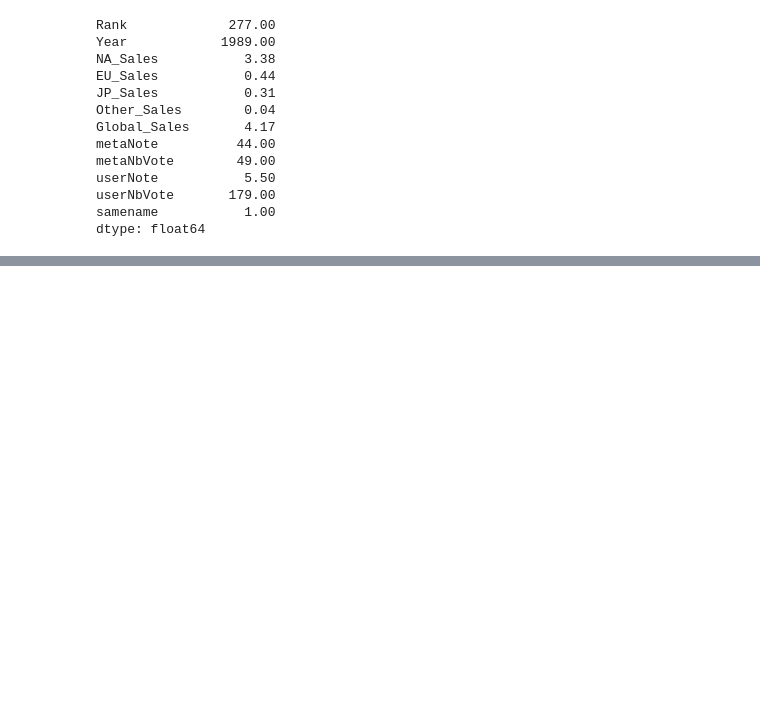
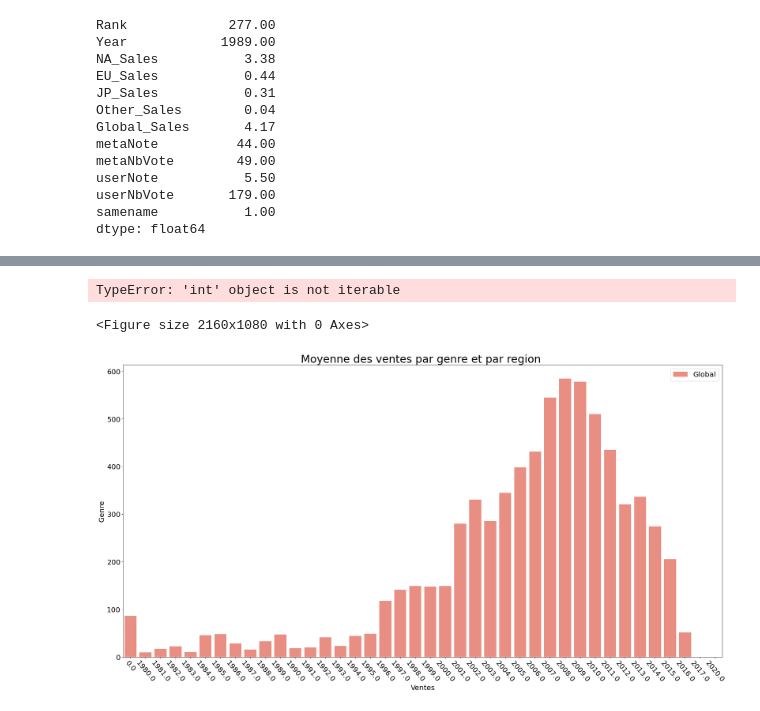
Before and after one commit to Pascal-Thai/GamingSales, a Jupyter notebook: GamingSales-Visualisation.ipynb, the cells around one changed output, grey strips where cells are left out. Drawn from its saved outputs; the diff is of its cells as text; code cells hidden in the pictures; blank space fills up the shorter version.

```diff
--- a/GamingSales-Visualisation.ipynb
+++ b/GamingSales-Visualisation.ipynb
@@ -375,3 +290,56 @@ dtype: float64
 # %%
 """On constate que malgré le nombre de vente élevé de l'éditeur Nintendo, sa moyenne (2,83) se situe en dessous que des concurrents tels que Palcom et RedOctane
 Ainsi, nous chercherons à définir quels sont les Best Sellers de Nintendo et de trouver une combinaison plateforme/genre/titre gagnante """
+# %%
+salesByGenre_global = df_visu.groupby('Genre')\
+.agg({'Global_Sales':'mean','NA_Sales':'mean','EU_Sales':'mean','JP_Sales':'mean','Other_Sales':'mean','Global_Sales':'mean'})\
+.sort_values(by='Global_Sales',ascending=False)
+
+liste_genre=salesByGenre_global.index.tolist()
+nb_genre=len(liste_genre)
+plt.figure(figsize = (30,15))
+barWidth = 0.1
+x1=nb_genre
+x2=[barWidth + num for num in x1]
+x3=[barWidth + num for num in x2]
+x4=[barWidth + num for num in x3]
+x5=[barWidth + num for num in x4]
+
+sns.barplot(x=salesByGenre_global.Global_Sales,y=x1)
+
+#plt.bar(x1,salesByGenre_global.Global_Sales, label="Global",width=barWidth)
+#plt.bar(x2,salesByGenre_global.NA_Sales, label="Amerique Nord",width=barWidth)
+#plt.bar(x3,salesByGenre_global.EU_Sales, label="Europe",width=barWidth)
+#plt.bar(x4,salesByGenre_global.JP_Sales, label="Japon",width=barWidth)
+#plt.bar(x5,salesByGenre_global.Other_Sales, label="Reste du monde",width=barWidth)
+
+plt.xlabel('Genre',fontsize=20)
+plt.ylabel('Ventes',fontsize=20)
+plt.xticks(range(12), liste_genre,fontsize=20)
+plt.yticks(fontsize=20)
+plt.title('Total des ventes par genre et par region ', fontsize=30)
+plt.legend(fontsize=20);
+# %% [output]
+TypeError: 'int' object is not iterable
+<Figure size 2160x1080 with 0 Axes>
+# %%
+salesByYear = df_visu.groupby('Year')\
+.agg({'Global_Sales':'sum','NA_Sales':'sum','EU_Sales':'sum','JP_Sales':'sum','Other_Sales':'sum','Global_Sales':'sum'})\
+.sort_values(by='Year',ascending=True)\
+.reset_index()
+
+liste_genre=salesByGenre_global.index.tolist()
+nb_genre=len(liste_genre)
+plt.figure(figsize = (30,15))
+columns=salesByGenre_global.columns.drop(['Genre'])
+
+sns.barplot(data=salesByYear, x='Year', y='Global_Sales',color='salmon',label='Global')
+
+plt.ylabel('Genre',fontsize=20)
+plt.xlabel('Ventes',fontsize=20)
+plt.yticks(fontsize=20)
+plt.xticks(fontsize=20,rotation=-50)
+plt.title('Moyenne des ventes par genre et par region ', fontsize=30)
+plt.legend(fontsize=20);
+# %% [output]
+[figure, added]
```
Also changed, not shown: parts of 11 cells of this notebook, 1 other file.
